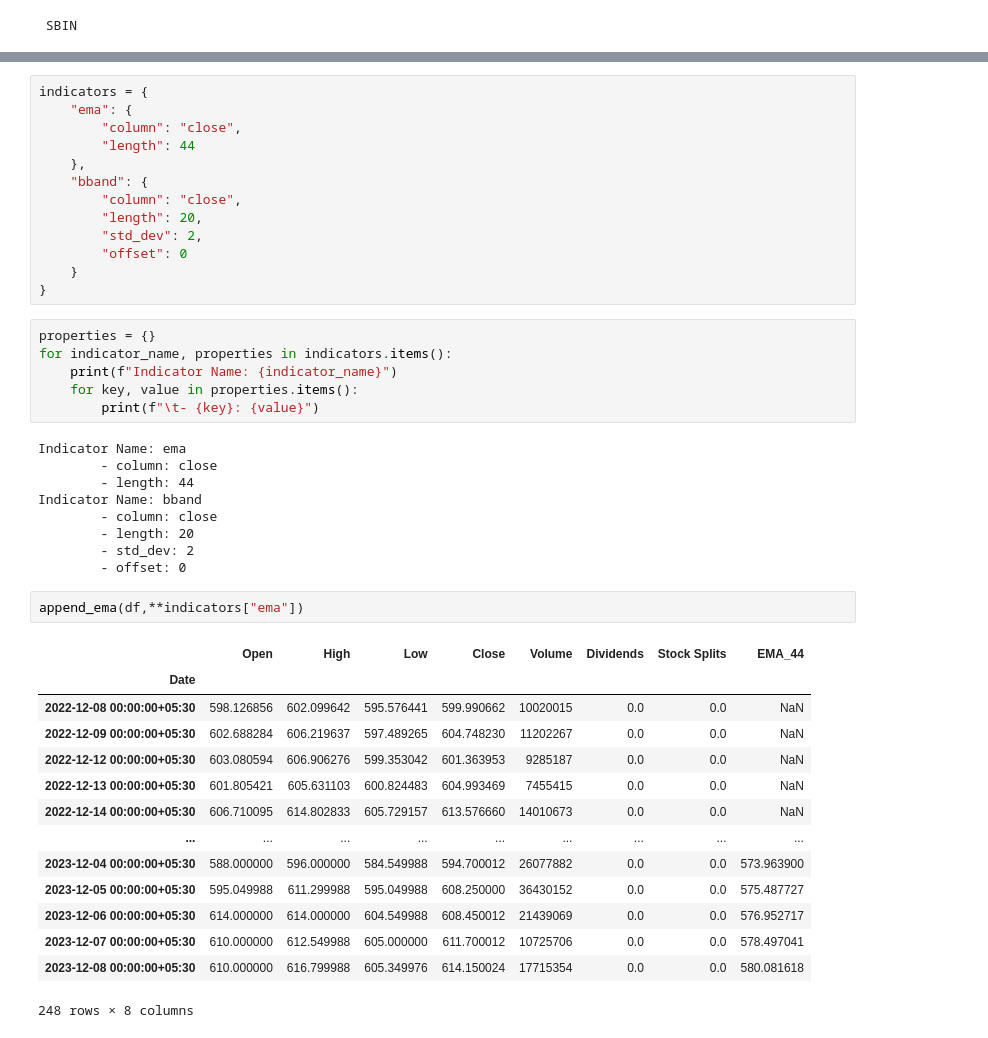
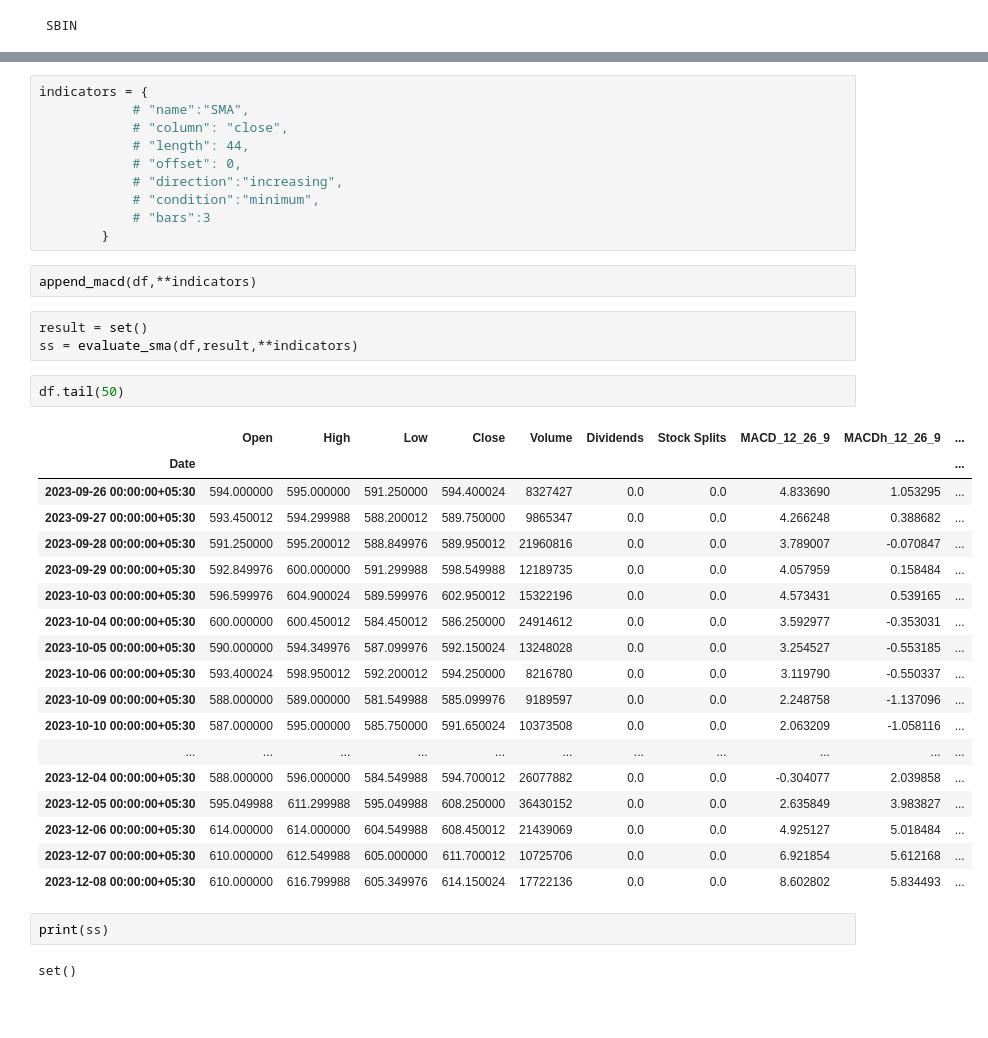
Before and after one commit to sahilverma0696/stock-stalker-mono, a Jupyter notebook: ss_backend/notebooks/MovingAverages.ipynb, the cells around one changed output, grey strips where cells are left out. Saved outputs shown, nothing was run; the diff lists cells and outputs as text; blank space fills up the shorter version.

```diff
--- a/ss_backend/notebooks/MovingAverages.ipynb
+++ b/ss_backend/notebooks/MovingAverages.ipynb
@@ -56,45 +129,40 @@ def append_ema(df, **kwargs):
 # %%
 indicators = {
-    "ema": {
-        "column": "close",
-        "length": 44
-    },
-    "bband": {
-        "column": "close",
-        "length": 20,
-        "std_dev": 2,
-        "offset": 0
-    }
-}
+            # "name":"SMA",
+            # "column": "close",
+            # "length": 44,
+            # "offset": 0,
+            # "direction":"increasing",
+            # "condition":"minimum",
+            # "bars":3
+        }
-# %%
-properties = {}
-for indicator_name, properties in indicators.items():
-    print(f"Indicator Name: {indicator_name}")
-    for key, value in properties.items():
-        print(f"\t- {key}: {value}")
-# %% [output]
-Indicator Name: ema
-        - column: close
-        - length: 44
-Indicator Name: bband
-        - column: close
-        - length: 20
-        - std_dev: 2
-        - offset: 0
 # %%
-append_ema(df,**indicators["ema"])
+append_macd(df,**indicators)
-# %% [output]
-|  | Open | High | Low | Close | Volume | Dividends | Stock Splits | EMA_44 |
-| Date |  |  |  |  |  |  |  |  |
-| 2022-12-08 00:00:00+05:30 | 598.126856 | 602.099642 | 595.576441 | 599.990662 | 10020015 | 0.0 | 0.0 | NaN |
-| 2022-12-09 00:00:00+05:30 | 602.688284 | 606.219637 | 597.489265 | 604.748230 | 11202267 | 0.0 | 0.0 | NaN |
-| 2022-12-12 00:00:00+05:30 | 603.080594 | 606.906276 | 599.353042 | 601.363953 | 9285187 | 0.0 | 0.0 | NaN |
-| 2022-12-13 00:00:00+05:30 | 601.805421 | 605.631103 | 600.824483 | 604.993469 | 7455415 | 0.0 | 0.0 | NaN |
-| 2022-12-14 00:00:00+05:30 | 606.710095 | 614.802833 | 605.729157 | 613.576660 | 14010673 | 0.0 | 0.0 | NaN |
-| ... | ... | ... | ... | ... | ... | ... | ... | ... |
-| 2023-12-04 00:00:00+05:30 | 588.000000 | 596.000000 | 584.549988 | 594.700012 | 26077882 | 0.0 | 0.0 | 573.963900 |
-| 2023-12-05 00:00:00+05:30 | 595.049988 | 611.299988 | 595.049988 | 608.250000 | 36430152 | 0.0 | 0.0 | 575.487727 |
-| 2023-12-06 00:00:00+05:30 | 614.000000 | 614.000000 | 604.549988 | 608.450012 | 21439069 | 0.0 | 0.0 | 576.952717 |
-| 2023-12-07 00:00:00+05:30 | 610.000000 | 612.549988 | 605.000000 | 611.700012 | 10725706 | 0.0 | 0.0 | 578.497041 |
-| 2023-12-08 00:00:00+05:30 | 610.000000 | 616.799988 | 605.349976 | 614.150024 | 17715354 | 0.0 | 0.0 | 580.081618 |
-248 rows × 8 columns
+# %%
+result = set()
+ss = evaluate_sma(df,result,**indicators)
+# %%
+df.tail(50)
+# %% [output]
+|  | Open | High | Low | Close | Volume | Dividends | Stock Splits | MACD_12_26_9 | MACDh_12_26_9 | ... |
+| Date |  |  |  |  |  |  |  |  |  | ... |
+| 2023-09-26 00:00:00+05:30 | 594.000000 | 595.000000 | 591.250000 | 594.400024 | 8327427 | 0.0 | 0.0 | 4.833690 | 1.053295 | ... |
+| 2023-09-27 00:00:00+05:30 | 593.450012 | 594.299988 | 588.200012 | 589.750000 | 9865347 | 0.0 | 0.0 | 4.266248 | 0.388682 | ... |
+| 2023-09-28 00:00:00+05:30 | 591.250000 | 595.200012 | 588.849976 | 589.950012 | 21960816 | 0.0 | 0.0 | 3.789007 | -0.070847 | ... |
+| 2023-09-29 00:00:00+05:30 | 592.849976 | 600.000000 | 591.299988 | 598.549988 | 12189735 | 0.0 | 0.0 | 4.057959 | 0.158484 | ... |
+| 2023-10-03 00:00:00+05:30 | 596.599976 | 604.900024 | 589.599976 | 602.950012 | 15322196 | 0.0 | 0.0 | 4.573431 | 0.539165 | ... |
+| 2023-10-04 00:00:00+05:30 | 600.000000 | 600.450012 | 584.450012 | 586.250000 | 24914612 | 0.0 | 0.0 | 3.592977 | -0.353031 | ... |
+| 2023-10-05 00:00:00+05:30 | 590.000000 | 594.349976 | 587.099976 | 592.150024 | 13248028 | 0.0 | 0.0 | 3.254527 | -0.553185 | ... |
+| 2023-10-06 00:00:00+05:30 | 593.400024 | 598.950012 | 592.200012 | 594.250000 | 8216780 | 0.0 | 0.0 | 3.119790 | -0.550337 | ... |
+| 2023-10-09 00:00:00+05:30 | 588.000000 | 589.000000 | 581.549988 | 585.099976 | 9189597 | 0.0 | 0.0 | 2.248758 | -1.137096 | ... |
+| 2023-10-10 00:00:00+05:30 | 587.000000 | 595.000000 | 585.750000 | 591.650024 | 10373508 | 0.0 | 0.0 | 2.063209 | -1.058116 | ... |
+| ... | ... | ... | ... | ... | ... | ... | ... | ... | ... | ... |
+| 2023-12-04 00:00:00+05:30 | 588.000000 | 596.000000 | 584.549988 | 594.700012 | 26077882 | 0.0 | 0.0 | -0.304077 | 2.039858 | ... |
+| 2023-12-05 00:00:00+05:30 | 595.049988 | 611.299988 | 595.049988 | 608.250000 | 36430152 | 0.0 | 0.0 | 2.635849 | 3.983827 | ... |
+| 2023-12-06 00:00:00+05:30 | 614.000000 | 614.000000 | 604.549988 | 608.450012 | 21439069 | 0.0 | 0.0 | 4.925127 | 5.018484 | ... |
+| 2023-12-07 00:00:00+05:30 | 610.000000 | 612.549988 | 605.000000 | 611.700012 | 10725706 | 0.0 | 0.0 | 6.921854 | 5.612168 | ... |
+| 2023-12-08 00:00:00+05:30 | 610.000000 | 616.799988 | 605.349976 | 614.150024 | 17722136 | 0.0 | 0.0 | 8.602802 | 5.834493 | ... |
+# %%
+print(ss)
+# %% [output]
+set()
```
Also changed, not shown: parts of 2 cells of this notebook, 4 other files.
